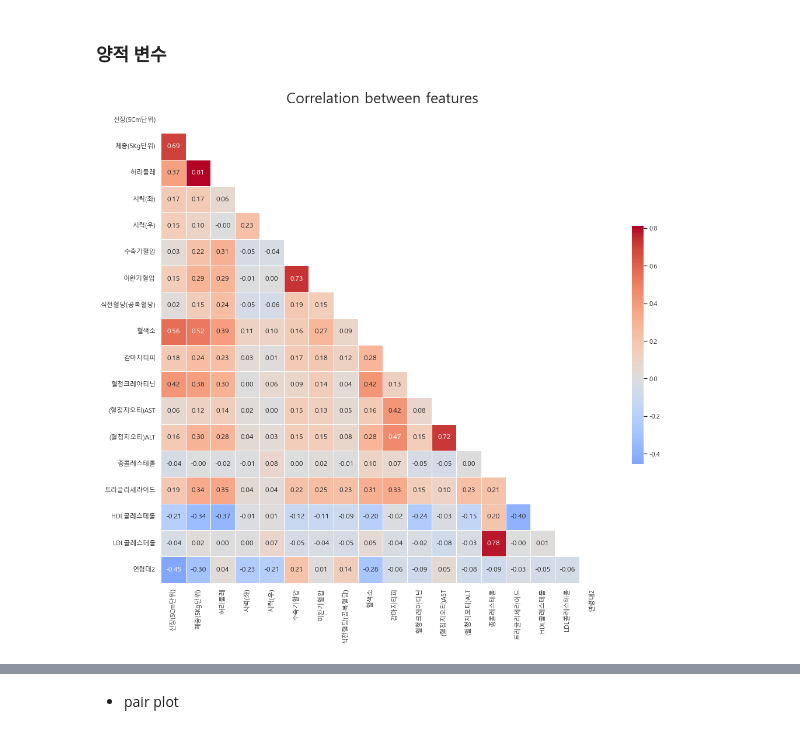
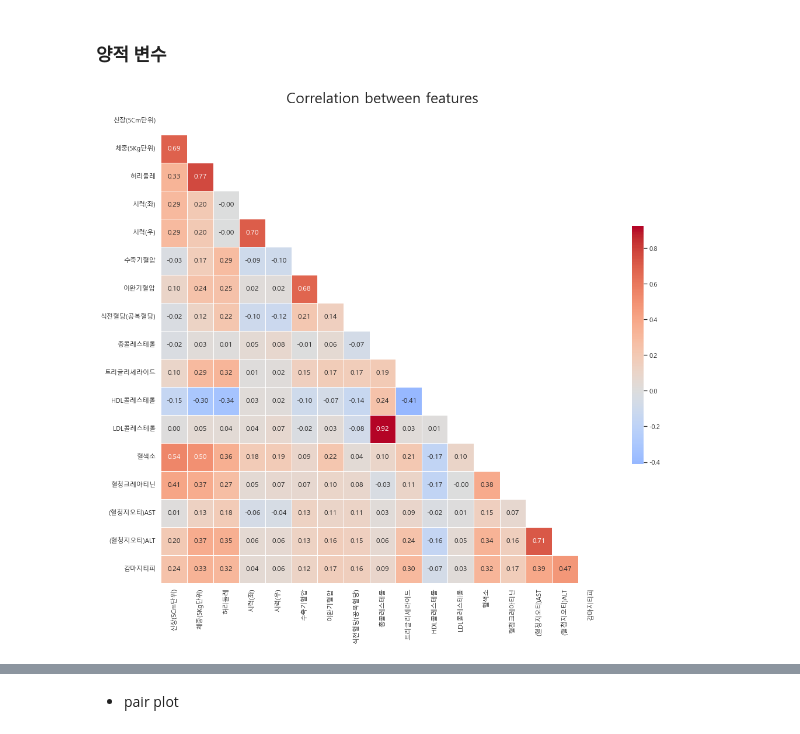
Before and after one commit to Jaesu26/statistical-database-project, a Jupyter notebook: 2022-05-30-StatsDB-Final.ipynb, the cells around one changed output, grey strips where cells are left out. Drawn from its saved outputs; the diff is of its cells as text; code cells hidden in the pictures.

```diff
--- a/2022-05-30-StatsDB-Final.ipynb
+++ b/2022-05-30-StatsDB-Final.ipynb
@@ -777,5 +800,13 @@ numeric_featuers = tmp.columns[(tmp.dtypes == np.int64) | (tmp.dtypes == float)]
+# %%
+tmp2 = tmp.copy()
+# %%
+tmp2 = tmp2[numeric_features]
+# %%
+tmp2 = tmp2.dropna()
+# %%
+tmp2 = tmp2[get_not_outlier_index(tmp2)] ## z점수의 절대값이 3을 넘어가는 극단값 제거
 # %%
-corr_heatmap(tmp[numeric_featuers].drop(['가입자일련번호', '시도코드'], axis=1))
-## plt.savefig('./Data/correlation_heatmap.png', bbox_inches='tight')
+corr_heatmap(tmp2[numeric_features])
+plt.savefig('./Data/correlation_heatmap2.png', bbox_inches='tight')
 # %% [output]
-[figure, old version]
+[figure, new version]
```
Also changed, not shown: parts of 56 cells of this notebook.
